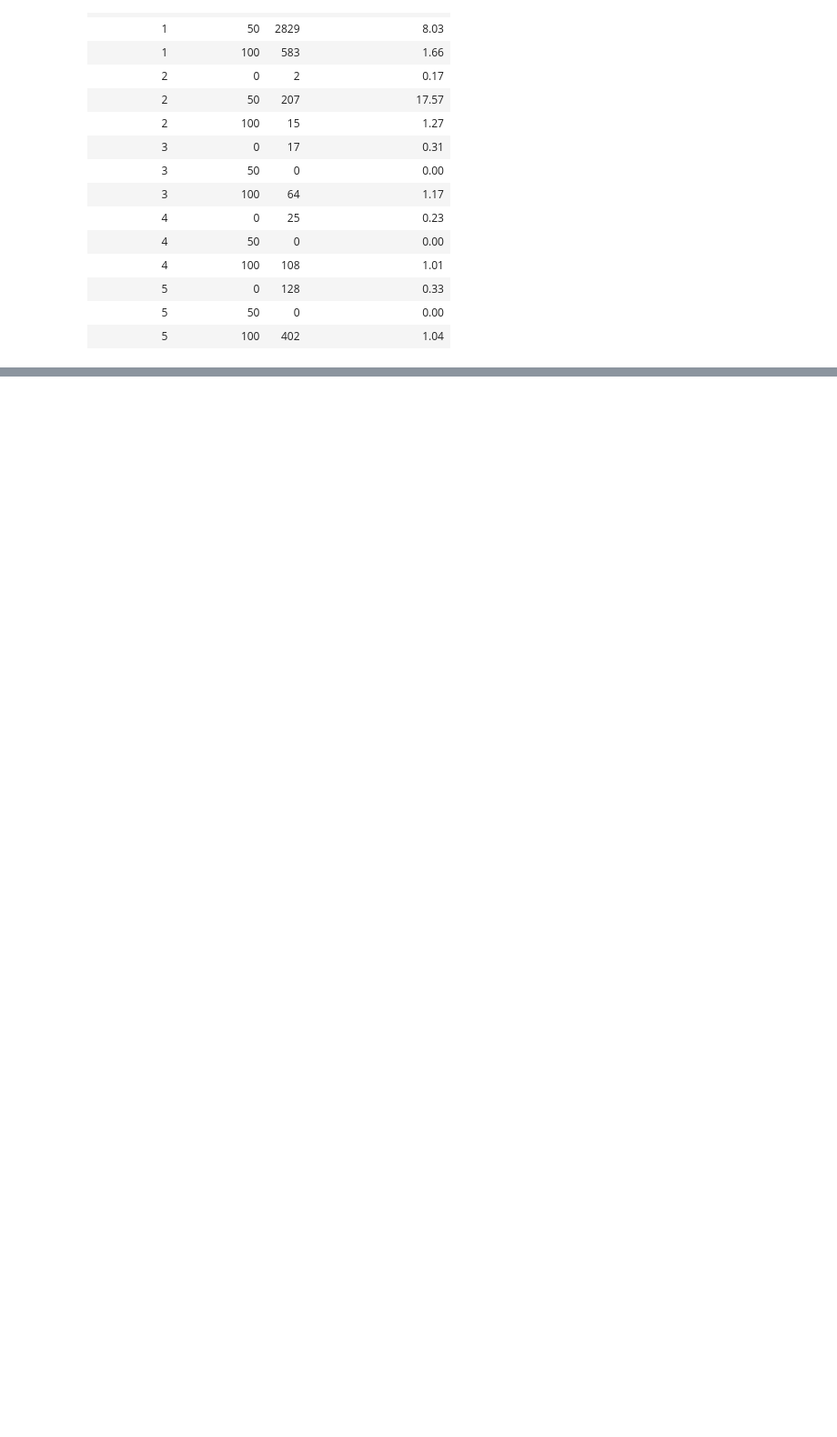
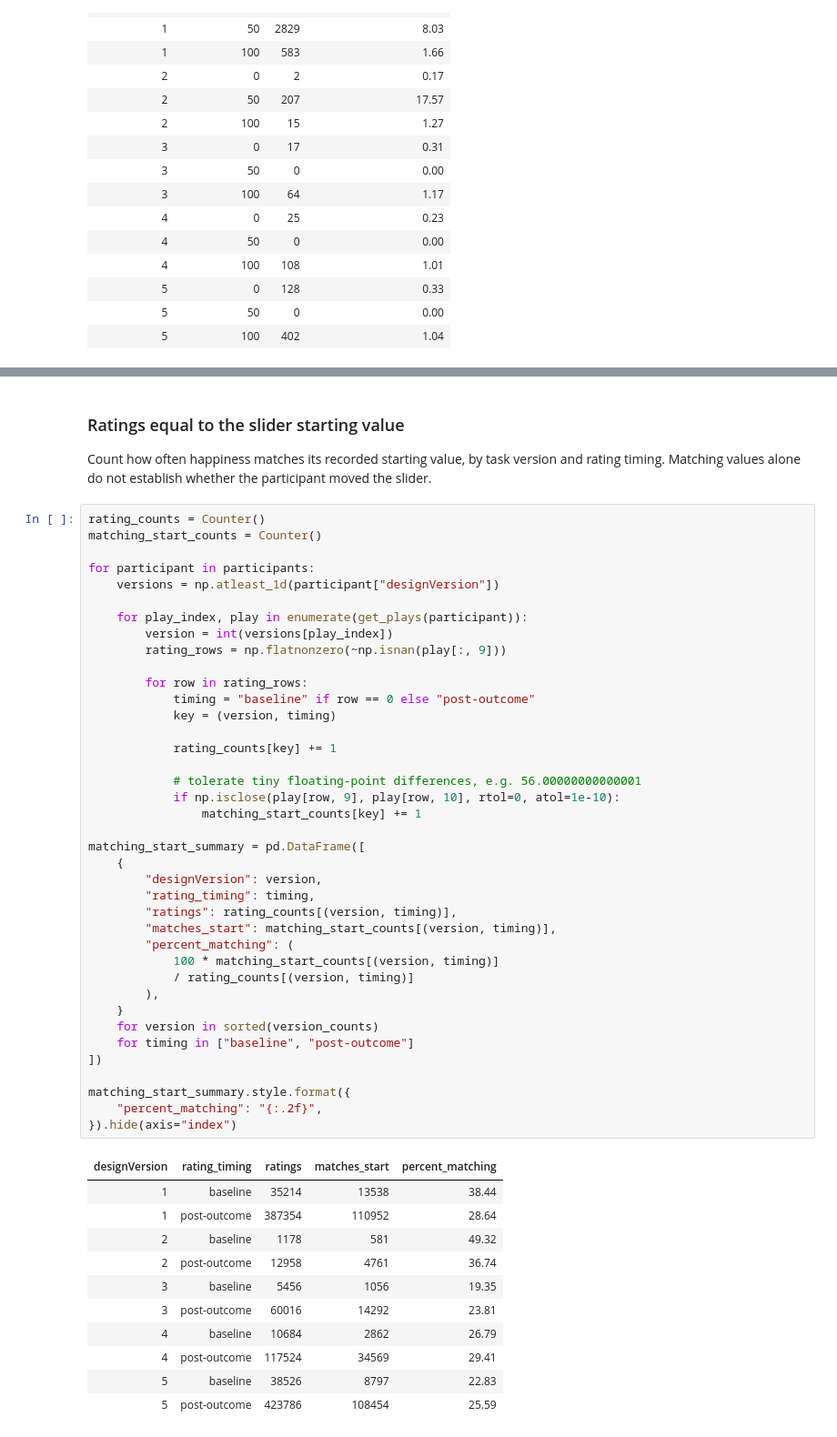
Before and after one commit to gustavbeen/mood-rpe-feasibility, a Jupyter notebook: notebooks/02_validate_gbe.ipynb, the cells around one changed output, grey strips where cells are left out. Shown at 91% size. Cells and saved outputs as stored; diff of their text form; blank space fills up the shorter version.

Commit message:
Investigating the start-value happiness agreeement issue, comparison against independence benchmark

```diff
--- a/notebooks/02_validate_gbe.ipynb
+++ b/notebooks/02_validate_gbe.ipynb
@@ -598,0 +614,55 @@ Constant midpoint ratings occur only in versions 1–2: 8.03% of version-1 plays
+# %% [markdown]
+### Ratings equal to the slider starting value
+
+Count how often happiness matches its recorded starting value, by task version and rating timing. Matching values alone do not establish whether the participant moved the slider.
+# %%
+rating_counts = Counter()
+matching_start_counts = Counter()
+
+for participant in participants:
+    versions = np.atleast_1d(participant["designVersion"])
+
+    for play_index, play in enumerate(get_plays(participant)):
+        version = int(versions[play_index])
+        rating_rows = np.flatnonzero(~np.isnan(play[:, 9]))
+
+        for row in rating_rows:
+            timing = "baseline" if row == 0 else "post-outcome"
+            key = (version, timing)
+
+            rating_counts[key] += 1
+
+            # tolerate tiny floating-point differences, e.g. 56.00000000000001
+            if np.isclose(play[row, 9], play[row, 10], rtol=0, atol=1e-10):
+                matching_start_counts[key] += 1
+
+matching_start_summary = pd.DataFrame([
+    {
+        "designVersion": version,
+        "rating_timing": timing,
+        "ratings": rating_counts[(version, timing)],
+        "matches_start": matching_start_counts[(version, timing)],
+        "percent_matching": (
+            100 * matching_start_counts[(version, timing)]
+            / rating_counts[(version, timing)]
+        ),
+    }
+    for version in sorted(version_counts)
+    for timing in ["baseline", "post-outcome"]
+])
+
+matching_start_summary.style.format({
+    "percent_matching": "{:.2f}",
+}).hide(axis="index")
+# %% [output]
+| designVersion | rating_timing | ratings | matches_start | percent_matching |
+| 1 | baseline | 35214 | 13538 | 38.44 |
+| 1 | post-outcome | 387354 | 110952 | 28.64 |
+| 2 | baseline | 1178 | 581 | 49.32 |
+| 2 | post-outcome | 12958 | 4761 | 36.74 |
+| 3 | baseline | 5456 | 1056 | 19.35 |
+| 3 | post-outcome | 60016 | 14292 | 23.81 |
+| 4 | baseline | 10684 | 2862 | 26.79 |
+| 4 | post-outcome | 117524 | 34569 | 29.41 |
+| 5 | baseline | 38526 | 8797 | 22.83 |
+| 5 | post-outcome | 423786 | 108454 | 25.59 |
```
Also changed, not shown: parts of 15 cells of this notebook.
